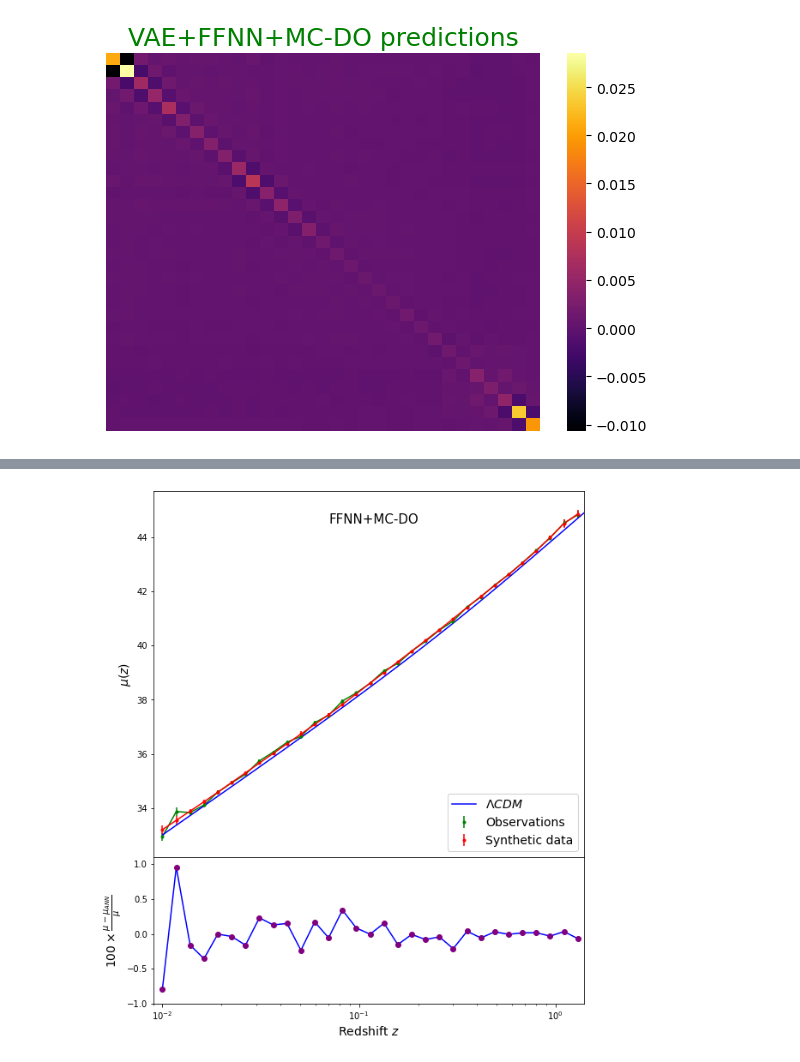
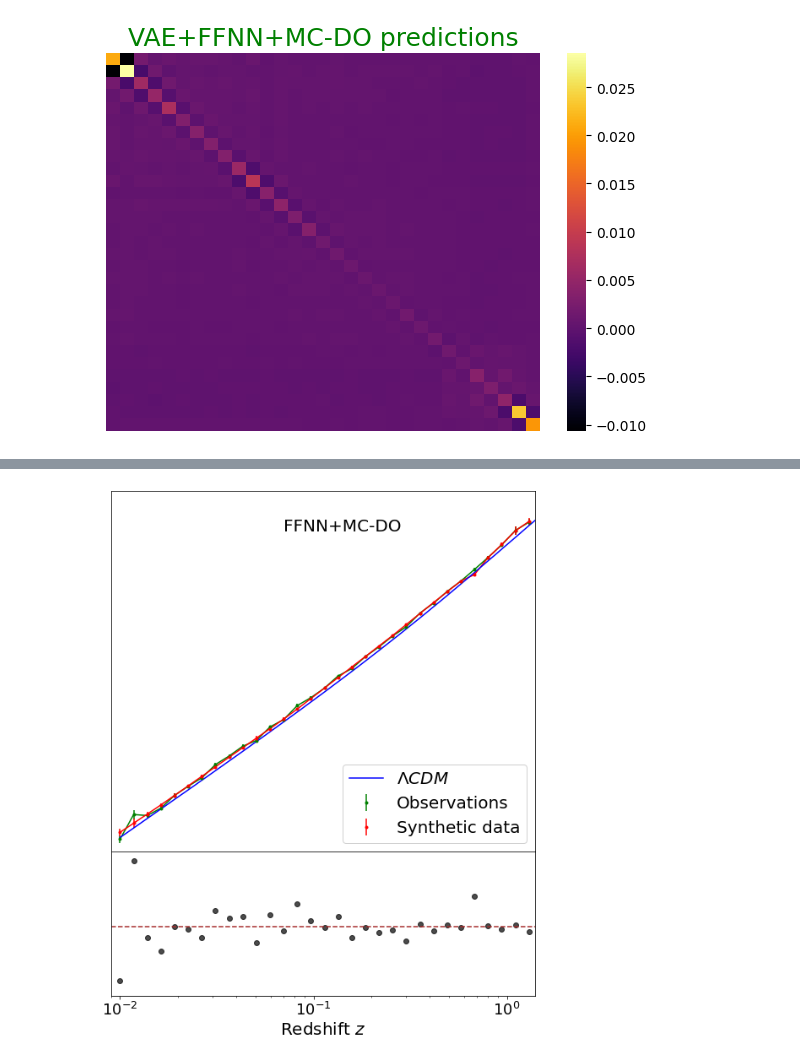
Before and after one commit to igomezv/crann, a Jupyter notebook: loadANNjla.ipynb, the cells around one changed output, grey strips where cells are left out. Drawn from its saved outputs; the diff is of its cells as text; code cells hidden in the pictures.

Commit message:
update jla figures

```diff
--- a/loadANNjla.ipynb
+++ b/loadANNjla.ipynb
@@ -233,22 +233,28 @@ axs[0].plot(zpoints, dlfake, c='r')
 axs[0].plot(zmodel, flcdm, label='$\Lambda CDM$', c='b')
 # axs[0].fill_between(zmodel, flcdm - 1*0.104, flcdm + 1*0.104, alpha=0.5)
 # axs[0].plot(zmodel, fowacdm1, label='CPL $w_0 = -1.09, w_a=0.3', c='m')
-axs[0].set_ylabel("$\mu(z)$", fontsize=14)
+axs[0].set_ylabel("$\mu(z)$", fontsize=20)
 axs[0].set_xscale('log')
 axs[0].set_xlim(0.009, 1.4)
+axs[0].set_ylim(32.5, 46)
+
 axs[0].set_xticks([])
-axs[0].text(0.1, 44.5, 'FFNN', fontsize=15)
-axs[0].legend(fontsize=14, loc='lower right', framealpha=0.9, ncol=1)
+axs[0].text(0.1, 44.5, 'FFNN', fontsize=20)
+axs[0].legend(fontsize=20, loc='lower right', framealpha=0.9, ncol=1)
 
 
 
-axs[1].errorbar(z_redshift, 100*(mudiff/dist), yerr=errdiff, c='purple',  fmt='o')
-axs[1].plot(z_redshift, 100*(mudiff/dist), c='b')
+axs[1].scatter(z_redshift, 100*(mudiff/dist), c='black', marker='o', alpha=0.7)
+# axs[1].plot(z_redshift, 100*(mudiff/dist), c='b')
 axs[1].set_xlim(0.009, 1.4)
 axs[1].set_ylim(-1, 1.1)
 # axs[1].set_ylabel(r"$ \frac{\mu - \mu_{ANN}}{\mu}$", fontsize=14)
-axs[1].set_ylabel(r"$100\times\frac{\mu - \mu_{ANN}}{\mu}$", fontsize=14)
+# axs[1].set_ylabel(r"$100\times\frac{\mu - \mu_{ANN}}{\mu}$", fontsize=14)
+axs[1].set_ylabel("error", fontsize=20)
 axs[1].set_xscale('log')
+axs[1].tick_params(axis='both', which='major', labelsize=18)
+axs[0].tick_params(axis='both', which='major', labelsize=18)
+axs[1].axhline(0, linestyle='--', color='brown')
 
 
 
@@ -266,7 +272,7 @@ axs[1].set_xscale('log')
 
 plt.subplots_adjust(wspace=0, hspace=0)
 
-plt.xlabel('Redshift $z$', fontsize=14)
+plt.xlabel('Redshift $z$', fontsize=20)
 
 # Hide x labels and tick labels for top plots and y ticks for right plots.
 for ax in axs.flat:
@@ -436,50 +442,59 @@ axs[0].errorbar(zpoints, dlfake_do, yerr=np.sqrt(np.diag(newmatrixr_do)), c='r',
 axs[0].plot(zpoints, dlfake_do, c='r')
 axs[0].plot(zmodel, flcdm, label='$\Lambda CDM$', c='b')
 # axs[0].plot(zmodel, fowacdm2, label='CPL $w_0 = -1.04, w_a=-0.3', c='m')
-axs[0].set_ylabel("$\mu(z)$", fontsize=14)
+# axs[0].set_ylabel("$\mu(z)$", fontsize=20)
 axs[0].set_xscale('log')
 axs[0].set_xlim(0.009, 1.4)
+axs[0].set_ylim(32.5, 46)
 axs[0].set_xticks([])
-axs[0].text(0.07, 44.5, 'FFNN+MC-DO', fontsize=15)
-axs[0].legend(fontsize=14, loc='lower right', framealpha=0.9, ncol=1)
+# axs[0].set_yticks([])
+axs[0].text(0.07, 44.5, 'FFNN+MC-DO', fontsize=20)
+axs[0].legend(fontsize=20, loc='lower right', framealpha=0.9, ncol=1)
 
 
-axs[1].errorbar(z_redshift, 100*(mudiff_do/dist), yerr=errdiff_do, c='purple',  fmt='o')
-axs[1].plot(z_redshift, 100*(mudiff_do/dist), c='b')
+axs[1].scatter(z_redshift, 100*(mudiff_do/dist), c='black',  marker='o', alpha=0.7)
+
+# axs[1].plot(z_redshift, 100*(mudiff_do/dist), c='b')
 axs[1].set_xlim(0.009, 1.4)
 axs[1].set_ylim(-1, 1.1)
-axs[1].set_ylabel(r"$100\times\frac{\mu - \mu_{ANN}}{\mu}$", fontsize=14)
+# axs[1].set_ylabel(r"$100\times\frac{\mu - \mu_{ANN}}{\mu}$", fontsize=14)
+# axs[1].set_ylabel("error", fontsize=20)
+
 axs[1].set_xscale('log')
+
+axs[1].tick_params(axis='both', which='major', labelsize=18)
+axs[0].tick_params(axis='both', which='major', labelsize=18)
+axs[1].axhline(0, linestyle='--', color='brown')
 
 
 
 # axs[2].scatter(z_redshift, np.sqrt(errors), c='g', marker='o', label='Original errors')
 # axs[2].scatter(zpoints, np.sqrt(np.diag(newmatrixr_do)), c='r', marker='.', label='ANN errors')
 # axs[2].scatter(z_redshift, errdiff_do, c='b', \
 #                 marker='^', label="Difference between original and ANN errors" )
 
 # axs[2].set_xlim(0.009, 1.4)
 # axs[2].set_xscale('log')
 # axs[2].set_yscale('log')
 # axs[2].set_ylim(1e-5, 1)
 # axs[2].set_ylabel("error", fontsize=14)
 # axs[2].legend(fontsize=10, loc='center', framealpha=1, ncol=3)
 
 plt.subplots_adjust(wspace=0, hspace=0)
 
-plt.xlabel('Redshift $z$', fontsize=14)
+plt.xlabel('Redshift $z$', fontsize=20)
 
 # Hide x labels and tick labels for top plots and y ticks for right plots.
 for ax in axs.flat:
     ax.label_outer()
 
-# for a in axs:
-#     a.set_xticklabels([])
-#     a.set_yticklabels([])
+for a in axs:
+#     a.set_xticks([])
+    a.set_yticks([])
 
 plt.savefig('ffnn_jla_do.png')
 # %% [output]
-[figure, old version]
+[figure, new version]
 # %%
 # plt.hist(dist, alpha=0.4)
 # plt.hist(dlfake, alpha=0.4)
```
Also changed, not shown: parts of 18 cells of this notebook.
